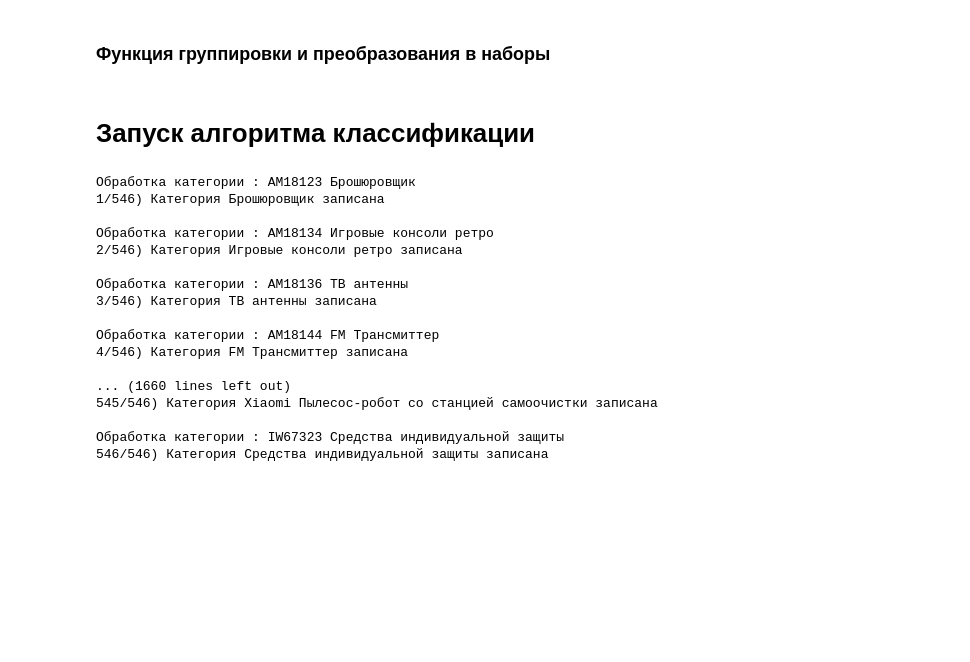
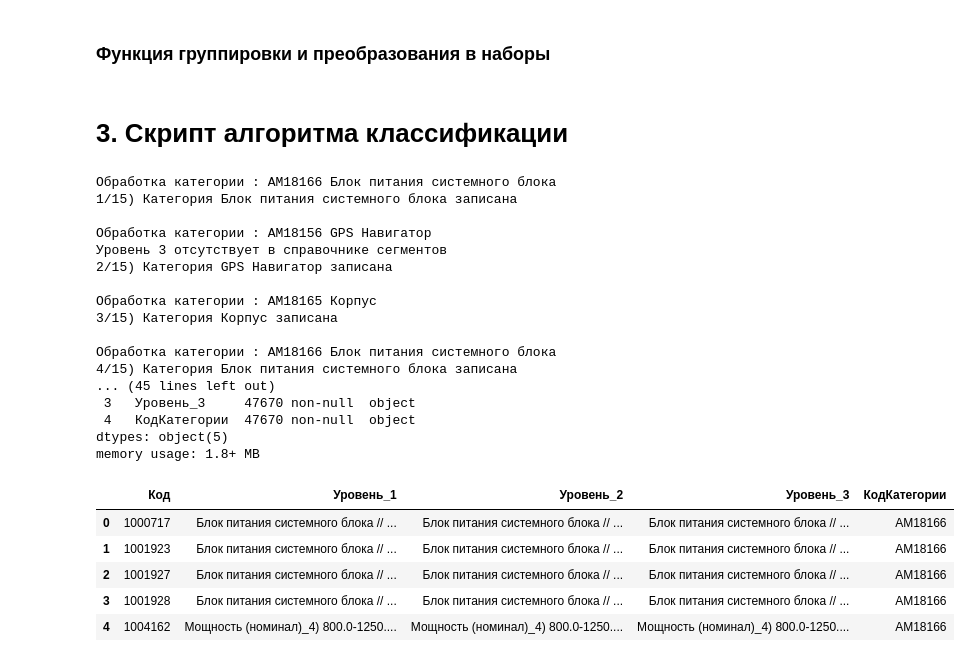
Before and after one commit to Viktor-VK/DST-138-Prodjects, a Jupyter notebook: PROJECT-FINAL_Segmentation/Классификация_по_сегментам.ipynb, the cells around one changed output. Drawn from its saved outputs; the diff is of its cells as text; code cells hidden in the pictures; blank space fills up the shorter version.

```diff
--- a/PROJECT-FINAL_Segmentation/Классификация_по_сегментам.ipynb
+++ b/PROJECT-FINAL_Segmentation/Классификация_по_сегментам.ipynb
@@ -35,4 +25,5 @@ Prioritet.head(2)
 # %% [markdown]
 ## Автосегменты из справочника
 # %%
-dim_segment = pd.read_excel('data/dim_auto_segments.xlsx')
+dim_segment = pd.read_csv('data/dim_auto_segments.zip')
+dim_segment.head(2)
@@ -155,24 +165,21 @@ def get_selection(df, lvl, collumn):
     df[collumn] = df[collumn].apply(string_to_set)
     return df
 # %% [markdown]
-# Запуск алгоритма классификации
+# 3. Скрипт алгоритма классификации
 # %%
 counter = 0 # Счетчик
 df_tovar_segment_0 = pd.DataFrame()
+df_for_dim_segment_0 = pd.DataFrame()
 for Category_code in list_auto_segments:
-    counter +=1
-    Category = (Category_code, 'для кортежа')
+    counter +=1 # Счетчик
     Category_name = df_hierarchy[df_hierarchy['КодКатегории'] == Category_code]['Уровень4'].values[0]
 
     print()
     print('Обработка категории :', Category_code, Category_name)
 
-    # Выбор категории для запроса КодТовара-КодХарактеристики
-    code_cat = f"AND [Справочник.КлассификаторХарактеристикТовара].Код in{Category}"
-    # Получение данных по категории из запроса
-    querySajtReplica = f'{query1}{code_cat}{query2}'
-    df_prod_char = dns_m.execute_to_df(querySajtReplica)
-    df_0 = df_prod_char.copy() # Копия исодных данных из запроса
+    # Получение данных по категории
+    df_prod_char = df_dim_product_character[df_dim_product_character['КодКатегории'] == Category_code]
+    df_0 = df_prod_char.copy() # Копия исодных данных
 
     # Справочник видов и кодов характеристик
     dim_wiew_code = df_prod_char.groupby('ВидХарактеристики')['КодХарактеристики'].apply(', '.join)
@@ -182,7 +189,6 @@ for Category_code in list_auto_segments:
     # Задаем номер уровня для расчета
     level_list = [1, 2, 3]
     for level in level_list:
-        # print('****Старт уровень ', level)
         # Оставляем сегменты нужного уровня из одной категории
         mask_cat = dim_segment['КодКатегории']==Category_code
         dim_segment_filter = dim_segment[mask_cat & (dim_segment['НомерУровня'] == level)]
@@ -318,47 +324,74 @@ for Category_code in list_auto_segments:
         if (row['Уровень_2']=='Прочее') or (row['Уровень_2']==row['Уровень_1'])  else row['Уровень_2'], axis=1)
     product_set_code['Уровень_3'] = product_set_code.apply(lambda row: row['Уровень_2'] + ' // ' + 'Прочее' \
         if (row['Уровень_3']=='Прочее') or (row['Уровень_3']==row['Уровень_2'])  else row['Уровень_3'], axis=1)
     product_set_code['КодКатегории'] = Category_code
+
     # Запись выходного файла (категория после 3 циклов обработки)
 
     # with pd.ExcelWriter(f"//Adm-logist-95/Для_регистра_товар_сегмент/{Category_code}.xlsx") as writer:
     #     product_set_code.to_excel(writer, sheet_name="ДляИмпорта", index=False)
 
     print(f'{counter}/{len(list_auto_segments)}) Категория {Category_name} записана')
 
     # Подготовка к записи категории для справочника сегментов
-    df_tovar_segment = product_set_code
+    df_tovar_segment = product_set_code.drop(columns='КодХарактеристики')
 
     lvl_1 = df_tovar_segment[['Уровень_1', 'КодКатегории']].drop_duplicates().rename(columns={'Уровень_1':'Сегмент'})
     lvl_1['Уровень'] = 1
     lvl_2 = df_tovar_segment[['Уровень_2', 'КодКатегории']].drop_duplicates().rename(columns={'Уровень_2':'Сегмент'})
     lvl_2['Уровень'] = 2
     lvl_3 = df_tovar_segment[['Уровень_3', 'КодКатегории']].drop_duplicates().rename(columns={'Уровень_3':'Сегмент'})
     lvl_3['Уровень'] = 3
     category_for_dim_segment = pd.concat([lvl_1, lvl_2, lvl_3], ignore_index=True)
 
+    category_for_dim_segment = pd.concat([category_for_dim_segment, df_for_dim_segment_0], ignore_index=True)
+    df_for_dim_segment_0 = category_for_dim_segment
+
     # Запись категории для справочника сегментов
-    # with pd.ExcelWriter(f"//Adm-logist-95/Для_Справочника_Сегментов/{Category_code}.xlsx") as writer:
+    # with pd.ExcelWriter(f"data/Для_Справочника_Сегментов/{Category_code}.xlsx") as writer:
     #     category_for_dim_segment.to_excel(writer, sheet_name="ДляИмпорта", index=False)
 
+    df_tovar_segment = pd.concat([df_tovar_segment_0, df_tovar_segment], ignore_index=True)
+    df_tovar_segment_0 = df_tovar_segment
+
 # Запись выходного файла по всем категориям
-# with pd.ExcelWriter("//Adm-logist-95/Для_регистра_товар_сегмент/"+str(datetime.datetime.now().strftime("%m-%d-%Y_%H-%M"))+".xlsx") as writer:
+# with pd.ExcelWriter("data/"+str(datetime.datetime.now().strftime("%m-%d-%Y_%H-%M"))+".xlsx") as writer:
 #     df_tovar_segment.to_excel(writer, sheet_name="ДляИмпорта", index=False)
+
+print()
+print('************************************************')
+print('Таблица Товар-Сегмент')
+print()
+df_tovar_segment.info()
+print()
+display(df_tovar_segment.head())
+print()
+print('Таблица Справочник Сегментов')
+print()
+category_for_dim_segment.info()
+print()
+display(category_for_dim_segment.head())
 # %% [output]
-Обработка категории : AM18123 Брошюровщик
-1/546) Категория Брошюровщик записана
+Обработка категории : AM18166 Блок питания системного блока
+1/15) Категория Блок питания системного блока записана
 
-Обработка категории : AM18134 Игровые консоли ретро
-2/546) Категория Игровые консоли ретро записана
+Обработка категории : AM18156 GPS Навигатор
+Уровень 3 отсутствует в справочнике сегментов
+2/15) Категория GPS Навигатор записана
 
-Обработка категории : AM18136 ТВ антенны
-3/546) Категория ТВ антенны записана
+Обработка категории : AM18165 Корпус
+3/15) Категория Корпус записана
 
-Обработка категории : AM18144 FM Трансмиттер
-4/546) Категория FM Трансмиттер записана
-
-... (1660 lines left out)
-545/546) Категория Xiaomi Пылесос-робот со станцией самоочистки записана
-
-Обработка категории : IW67323 Средства индивидуальной защиты
-546/546) Категория Средства индивидуальной защиты записана
+Обработка категории : AM18166 Блок питания системного блока
+4/15) Категория Блок питания системного блока записана
+... (45 lines left out)
+ 3   Уровень_3     47670 non-null  object
+ 4   КодКатегории  47670 non-null  object
+dtypes: object(5)
+memory usage: 1.8+ MB
+|  | Код | Уровень_1 | Уровень_2 | Уровень_3 | КодКатегории |
+| 0 | 1000717 | Блок питания системного блока // ... | Блок питания системного блока // ... | Блок питания системного блока // ... | AM18166 |
+| 1 | 1001923 | Блок питания системного блока // ... | Блок питания системного блока // ... | Блок питания системного блока // ... | AM18166 |
+| 2 | 1001927 | Блок питания системного блока // ... | Блок питания системного блока // ... | Блок питания системного блока // ... | AM18166 |
+| 3 | 1001928 | Блок питания системного блока // ... | Блок питания системного блока // ... | Блок питания системного блока // ... | AM18166 |
+| 4 | 1004162 | Мощность (номинал)_4) 800.0-1250.... | Мощность (номинал)_4) 800.0-1250.... | Мощность (номинал)_4) 800.0-1250.... | AM18166 |
```
Also changed, not shown: parts of 16 cells of this notebook, 8 other files.
